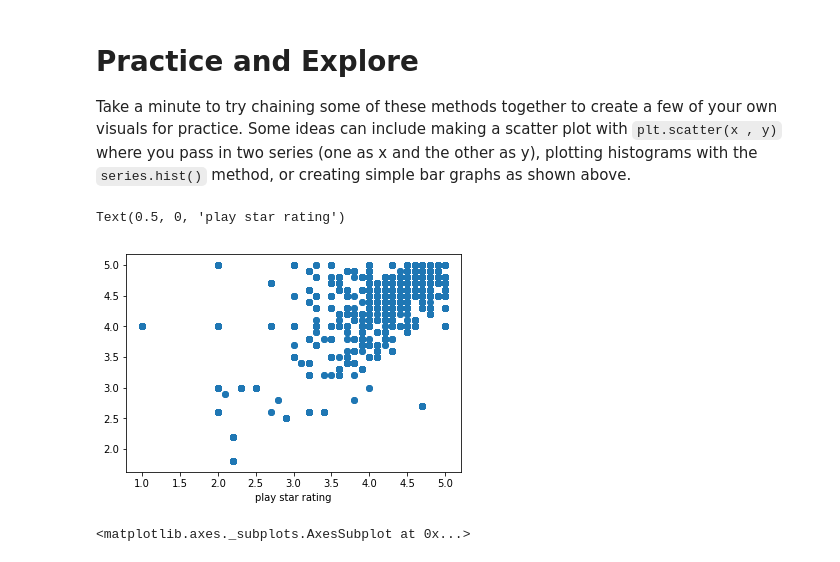
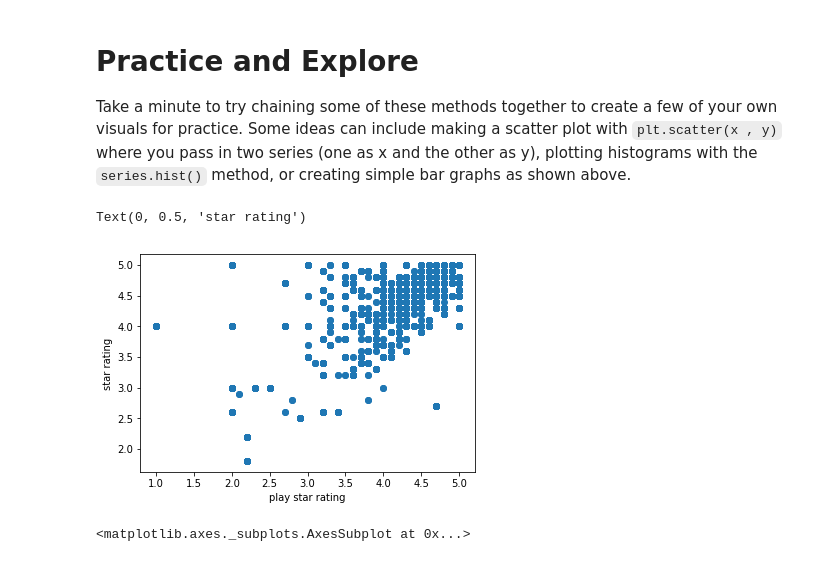
Before and after one commit to kevintheduu/dsc-1-01-08-your-first-data-science-codealong-seattle-ds-career-040119, a Jupyter notebook: index.ipynb, the cells around one changed output. Drawn from its saved outputs; the diff is of its cells as text; code cells hidden in the pictures.

```diff
--- a/index.ipynb
+++ b/index.ipynb
@@ -461,10 +461,10 @@ Take a minute to try chaining some of these methods together to create a few of
 # %%
 plt.scatter(df.play_star_rating, df.star_rating)
 plt.xlabel('play star rating')
-plt.y
+plt.ylabel('star rating')
 # %% [output]
-Text(0.5, 0, 'play star rating')
+Text(0, 0.5, 'star rating')
-[figure, old version]
+[figure, new version]
 # %%
 df.play_star_rating.hist()
 # %% [output]
```
